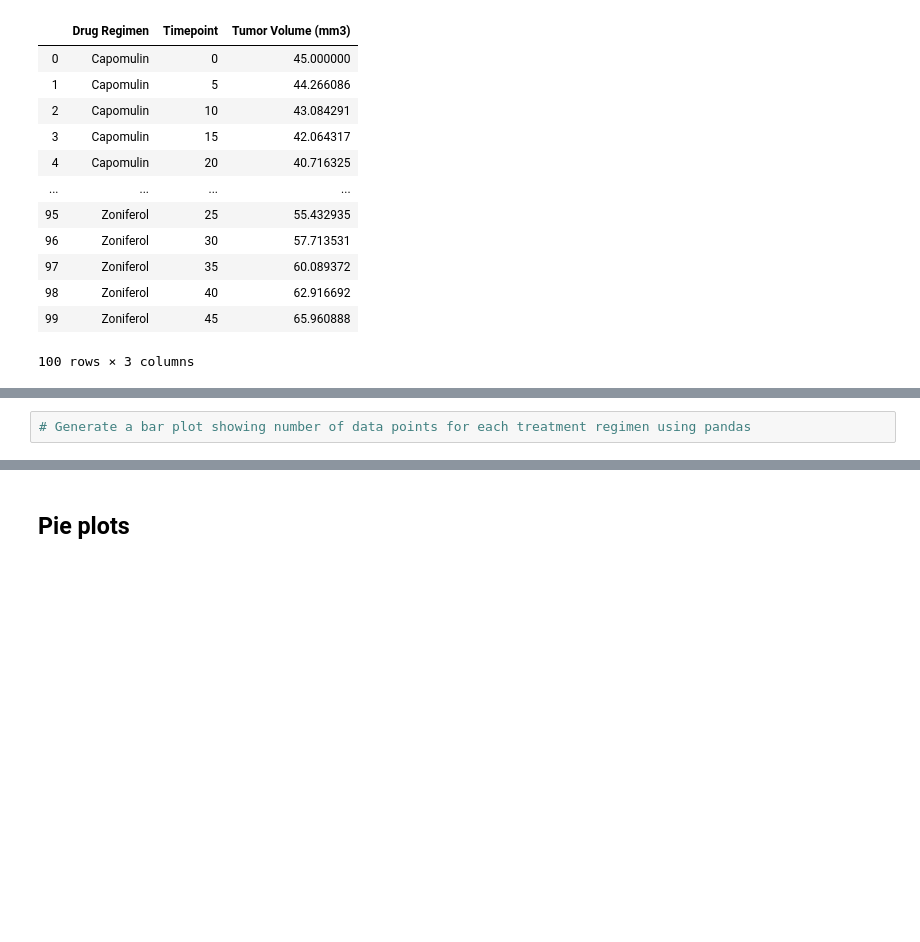
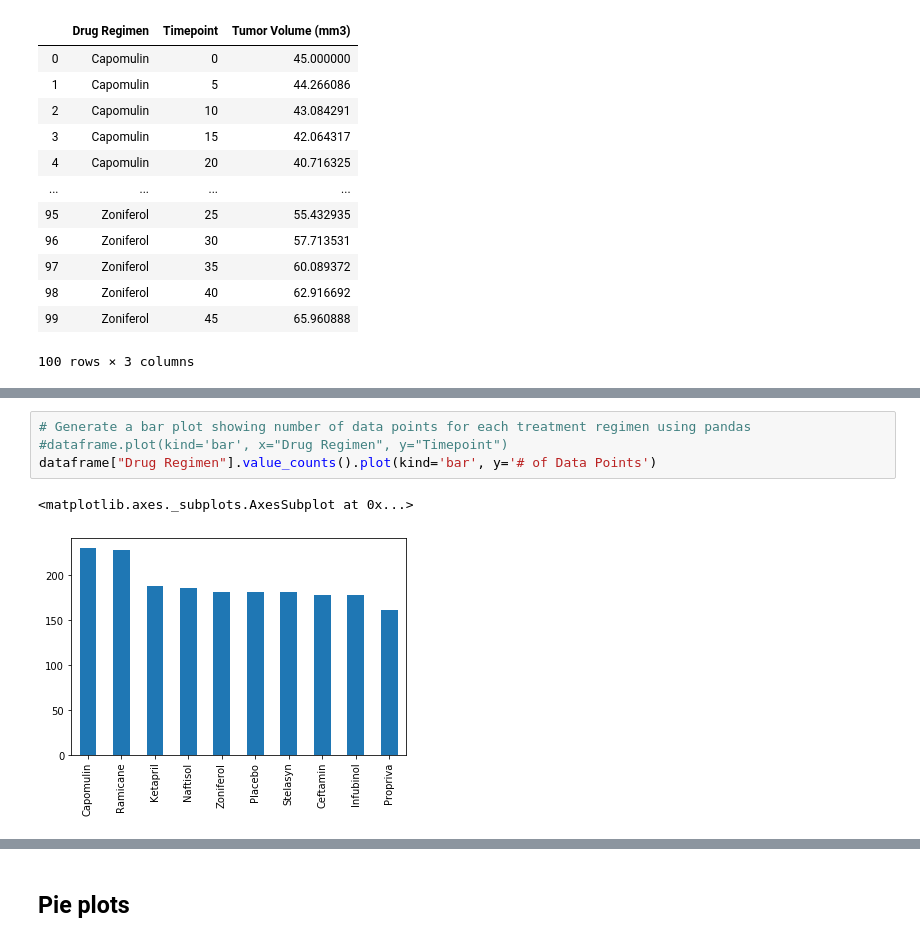
Before and after one commit to alexanderdyan/matplotlib-challenge, a Jupyter notebook: Pymaceuticals/pymaceuticals_starter.ipynb, the cells around one changed output, grey strips where cells are left out. Drawn from its saved outputs; the diff is of its cells as text; blank space fills up the shorter version.

Commit message:
added bar charts for drug data points

```diff
--- a/Pymaceuticals/pymaceuticals_starter.ipynb
+++ b/Pymaceuticals/pymaceuticals_starter.ipynb
@@ -86,4 +158,9 @@ dataframeGroupMean
 # %%
 # Generate a bar plot showing number of data points for each treatment regimen using pandas
+#dataframe.plot(kind='bar', x="Drug Regimen", y="Timepoint")
+dataframe["Drug Regimen"].value_counts().plot(kind='bar', y='# of Data Points')
+# %% [output]
+<matplotlib.axes._subplots.AxesSubplot at 0x...>
+[figure, added]
 # %%
 # Generate a bar plot showing number of data points for each treatment regimen using pyplot
```
Also changed, not shown: parts of 8 cells of this notebook.
